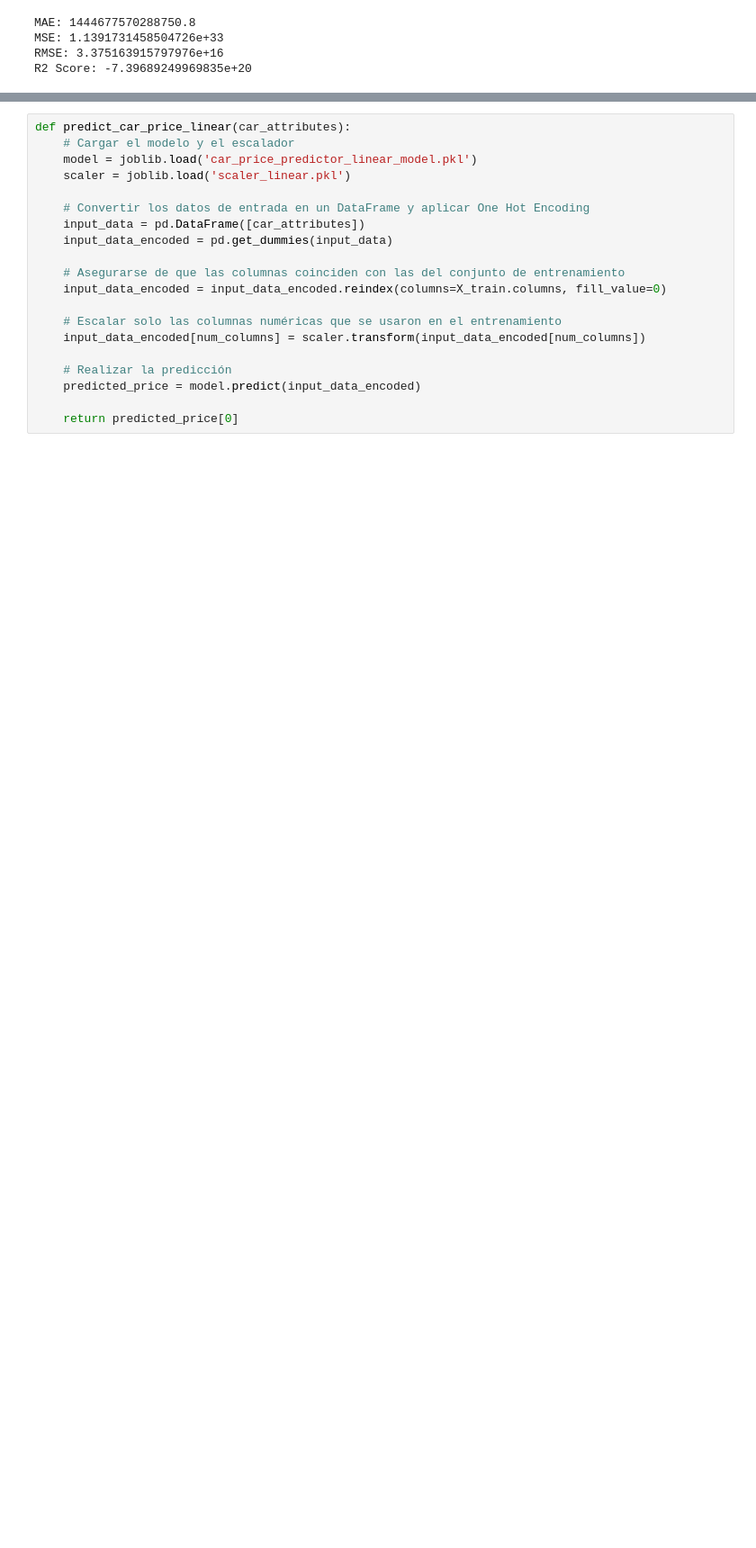
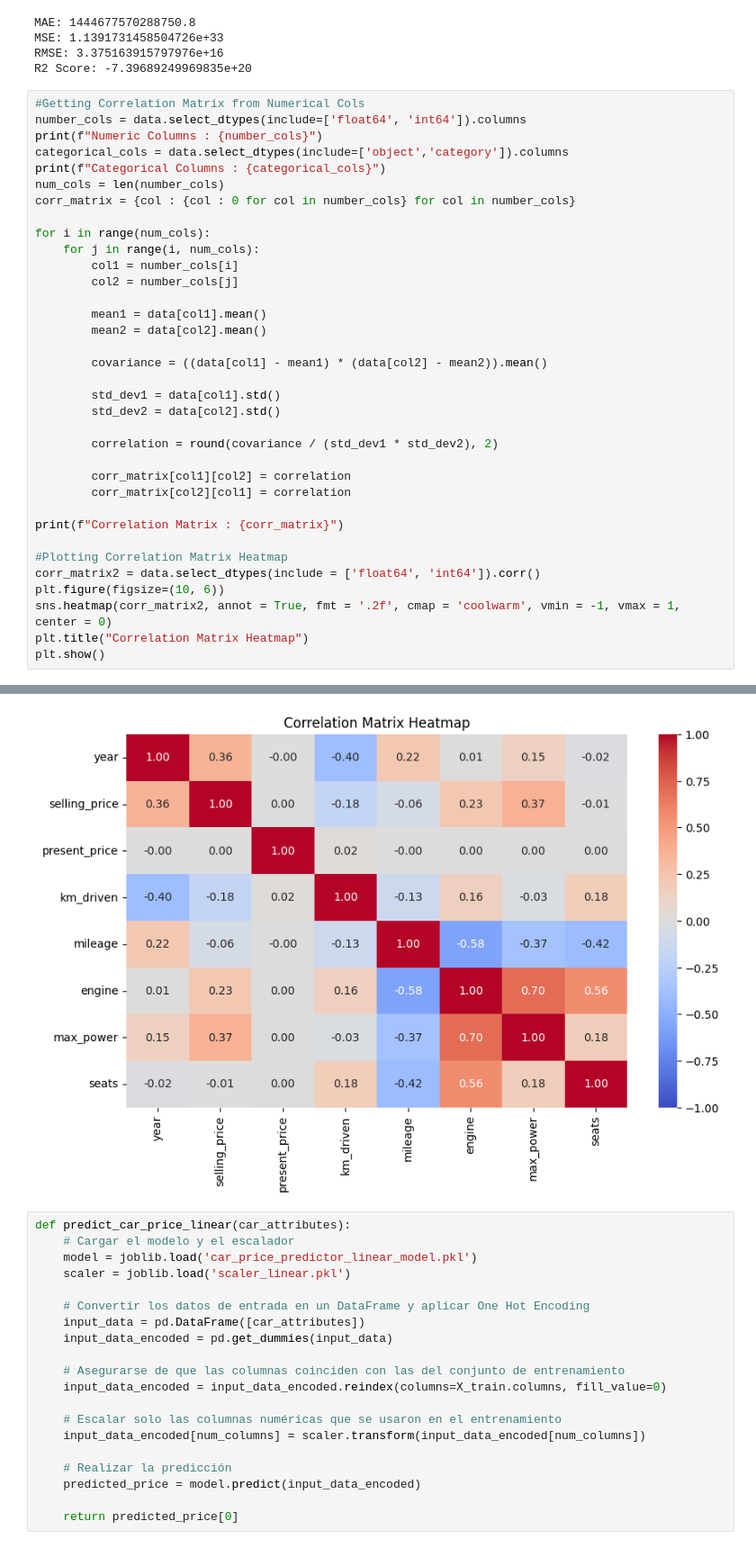
Before and after one commit to RainDj/ADA, a Jupyter notebook: RegresionLineal.ipynb, the cells around one changed output, grey strips where cells are left out. Shown at 90% size. Saved outputs shown, nothing was run; the diff lists cells and outputs as text; blank space fills up the shorter version.

```diff
--- a/RegresionLineal.ipynb
+++ b/RegresionLineal.ipynb
@@ -281,3 +281,39 @@ MAE: 1444677570288750.8
 MSE: 1.1391731458504726e+33
 RMSE: 3.375163915797976e+16
 R2 Score: -7.39689249969835e+20
+# %%
+#Getting Correlation Matrix from Numerical Cols
+number_cols = data.select_dtypes(include=['float64', 'int64']).columns
+print(f"Numeric Columns : {number_cols}")
+categorical_cols = data.select_dtypes(include=['object','category']).columns
+print(f"Categorical Columns : {categorical_cols}")
+num_cols = len(number_cols)
+corr_matrix = {col : {col : 0 for col in number_cols} for col in number_cols}
+
+for i in range(num_cols):
+    for j in range(i, num_cols):
+        col1 = number_cols[i]
+        col2 = number_cols[j]
+
+        mean1 = data[col1].mean()
+        mean2 = data[col2].mean()
+
+        covariance = ((data[col1] - mean1) * (data[col2] - mean2)).mean()
+
+        std_dev1 = data[col1].std()
+        std_dev2 = data[col2].std()
+
+        correlation = round(covariance / (std_dev1 * std_dev2), 2)
+
+        corr_matrix[col1][col2] = correlation
+        corr_matrix[col2][col1] = correlation
+
+print(f"Correlation Matrix : {corr_matrix}")
+
+#Plotting Correlation Matrix Heatmap
+corr_matrix2 = data.select_dtypes(include = ['float64', 'int64']).corr()
+plt.figure(figsize=(10, 6))
+sns.heatmap(corr_matrix2, annot = True, fmt = '.2f', cmap = 'coolwarm', vmin = -1, vmax = 1, center = 0)
+plt.title("Correlation Matrix Heatmap")
+plt.show()
+# %% [output]
@@ -284,3 +325,4 @@ R2 Score: -7.39689249969835e+20
+[figure, added]
 # %%
 def predict_car_price_linear(car_attributes):
     # Cargar el modelo y el escalador
```
Also changed, not shown: parts of 2 cells of this notebook.
